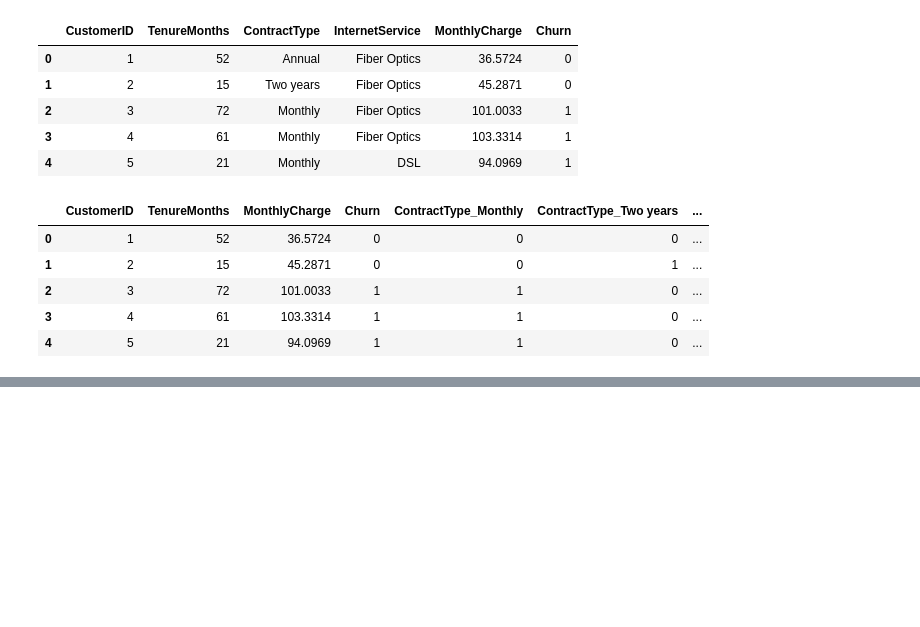
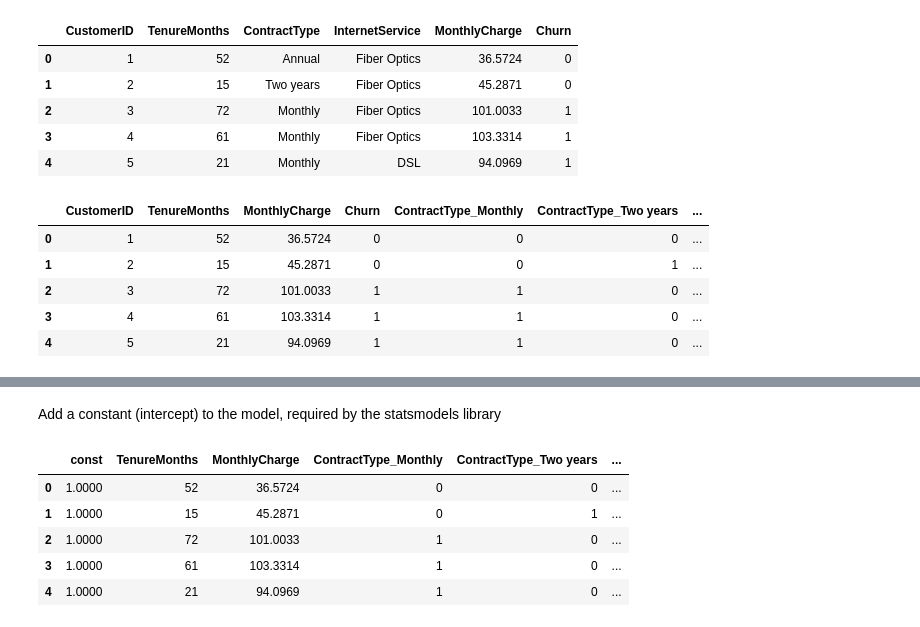
Before and after one commit to eduardowanderleyde/Churn-Analysys-Telecom, a Jupyter notebook: Churn-Analysis.ipynb, the cells around one changed output, grey strips where cells are left out. Drawn from its saved outputs; the diff is of its cells as text; code cells hidden in the pictures; blank space fills up the shorter version.

```diff
--- a/Churn-Analysis.ipynb
+++ b/Churn-Analysis.ipynb
@@ -397,0 +428,11 @@ df_model.head()
+# %%
+display(Markdown("Add a constant (intercept) to the model, required by the statsmodels library"))
+display(X.head())
+# %% [output]
+Add a constant (intercept) to the model, required by the statsmodels library
+|  | const | TenureMonths | MonthlyCharge | ContractType_Monthly | ContractType_Two years | ... |
+| 0 | 1.0000 | 52 | 36.5724 | 0 | 0 | ... |
+| 1 | 1.0000 | 15 | 45.2871 | 0 | 1 | ... |
+| 2 | 1.0000 | 72 | 101.0033 | 1 | 0 | ... |
+| 3 | 1.0000 | 61 | 103.3314 | 1 | 0 | ... |
+| 4 | 1.0000 | 21 | 94.0969 | 1 | 0 | ... |
```
Also changed, not shown: parts of 14 cells of this notebook.
